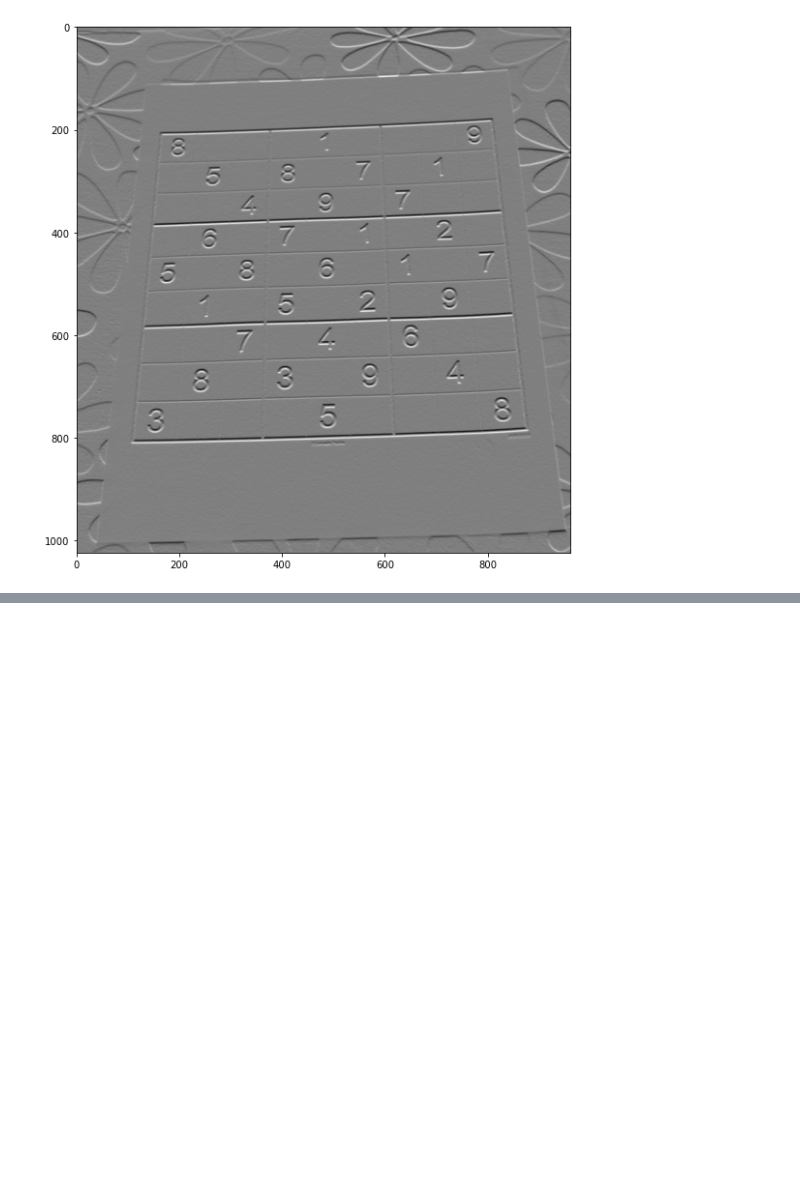
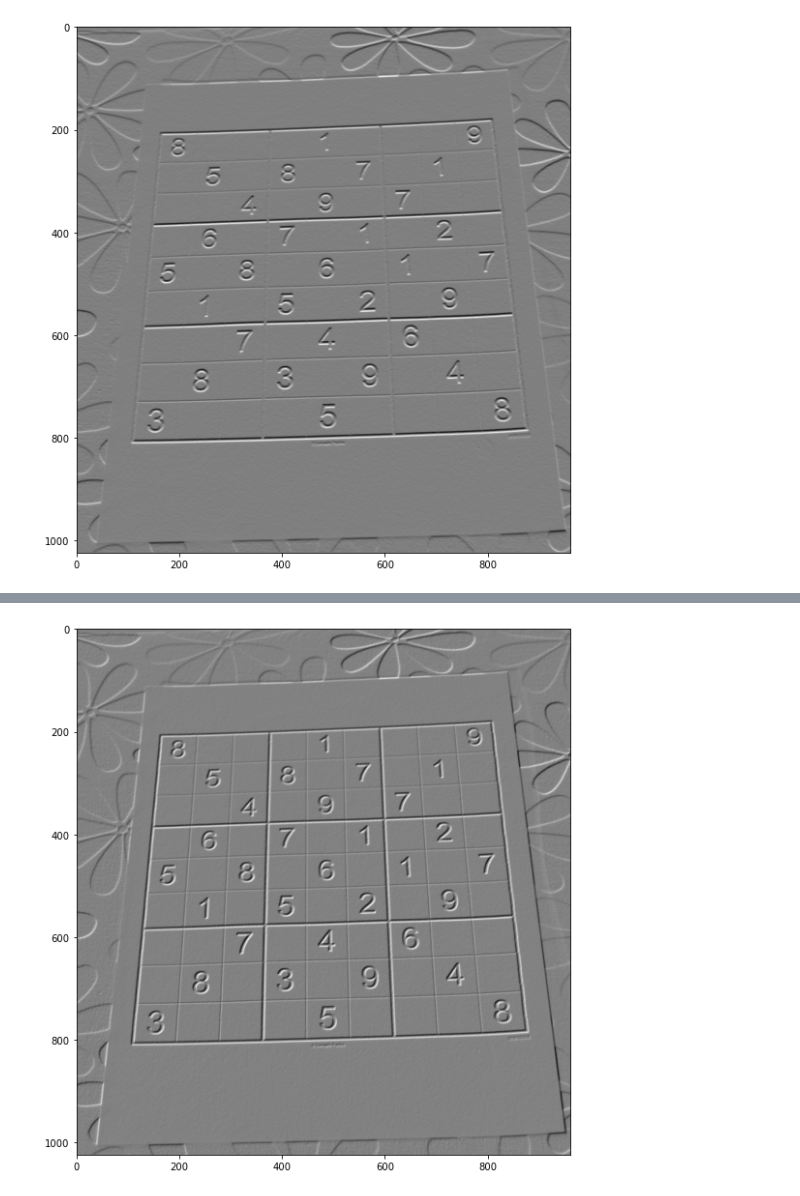
Before and after one commit to tarun-29/ComputerVision-DeepLearning, a Jupyter notebook: Image Processing/Gradients.ipynb, the cells around one changed output, grey strips where cells are left out. Drawn from its saved outputs; the diff is of its cells as text; code cells hidden in the pictures; blank space fills up the shorter version.

```diff
--- a/Image Processing/Gradients.ipynb
+++ b/Image Processing/Gradients.ipynb
@@ -27,0 +31,6 @@ laplacian = cv2.Laplacian(img, cv2.CV_64F)
+# %%
+blended = cv2.addWeighted(src1=sobelx,alpha=0.5,src2=sobely,beta=0.5,gamma=0)
+# %%
+display_img(blended)
+# %% [output]
+[figure, added]
```
Also changed, not shown: parts of 3 cells of this notebook, 1 other file.
